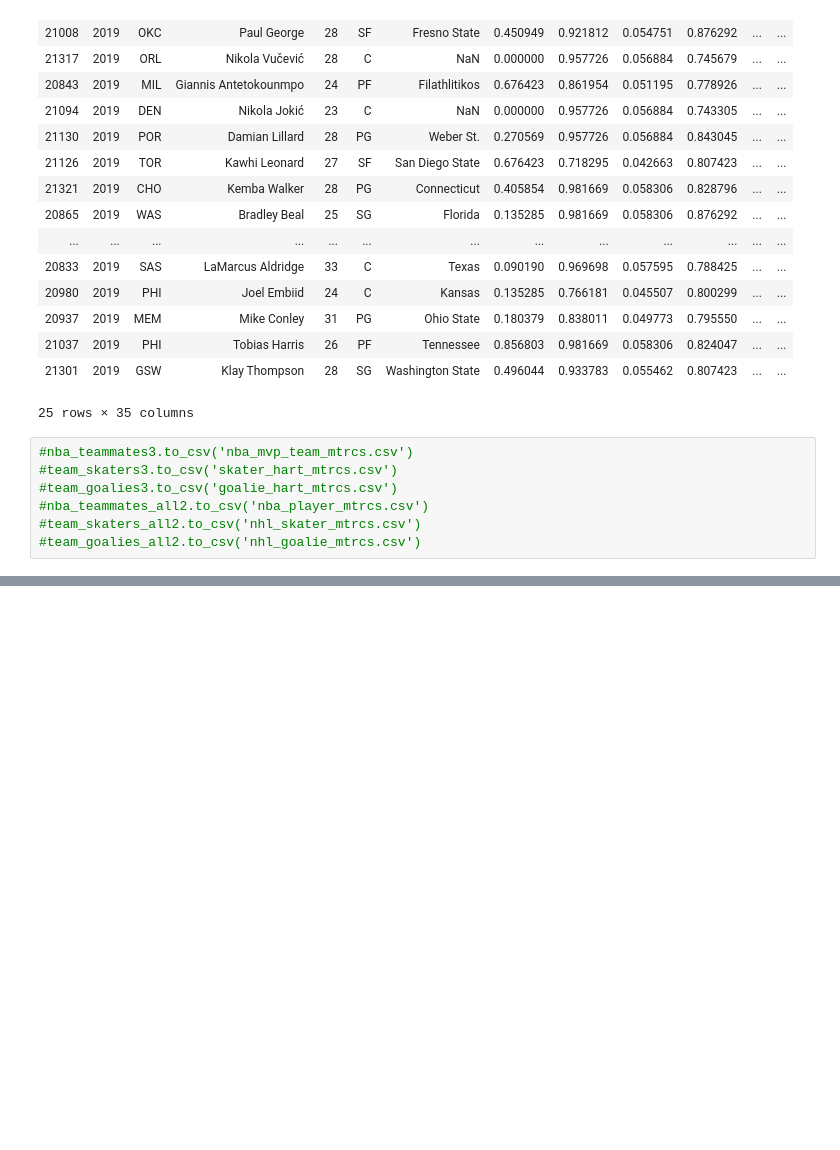
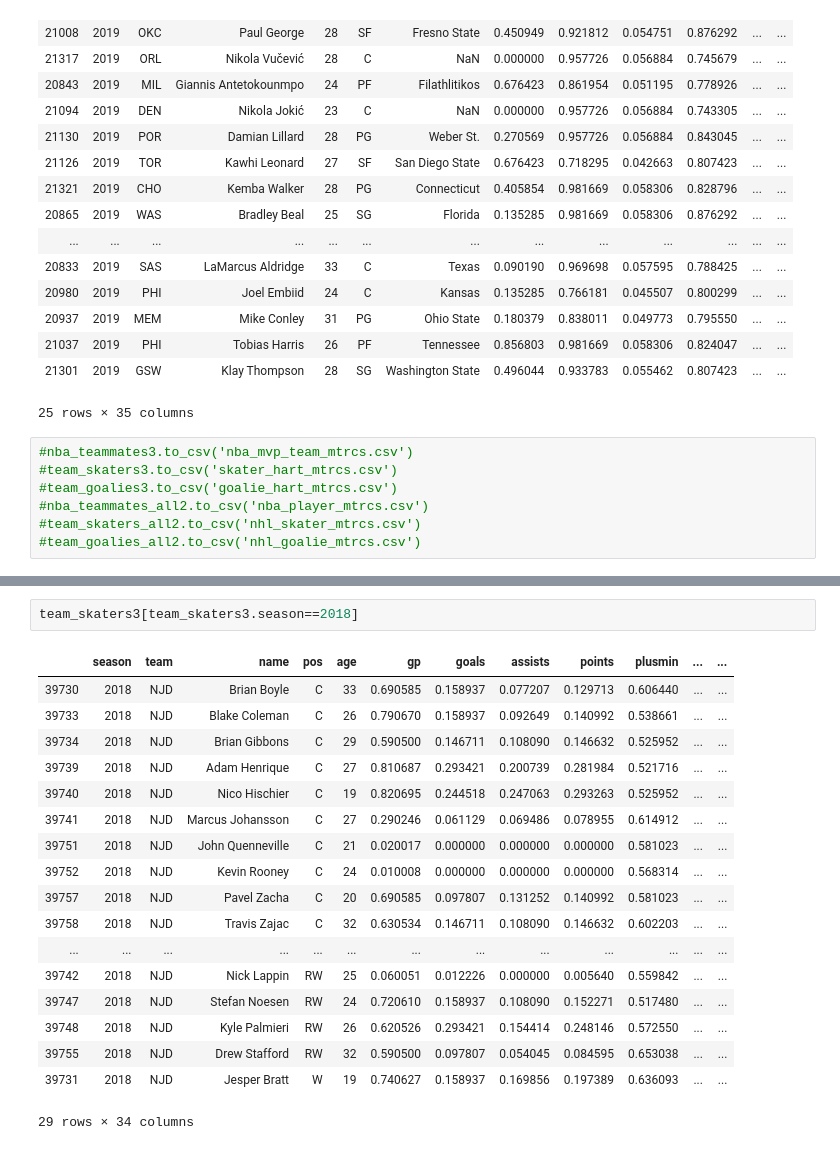
Before and after one commit to ArielJosephCohen/nhl_nba_teammate_effects, a Jupyter notebook: EDA.ipynb, the cells around one changed output, grey strips where cells are left out. Cells and saved outputs as stored; diff of their text form; blank space fills up the shorter version.

```diff
--- a/EDA.ipynb
+++ b/EDA.ipynb
@@ -1357,0 +1368,21 @@ nba_teammates_all2[nba_teammates_all2.Year==2019].sort_values(by='final_mtrc',as
+# %%
+team_skaters3[team_skaters3.season==2018]
+# %% [output]
+|  | season | team | name | pos | age | gp | goals | assists | points | plusmin | ... | ... |
+| 39730 | 2018 | NJD | Brian Boyle | C | 33 | 0.690585 | 0.158937 | 0.077207 | 0.129713 | 0.606440 | ... | ... |
+| 39733 | 2018 | NJD | Blake Coleman | C | 26 | 0.790670 | 0.158937 | 0.092649 | 0.140992 | 0.538661 | ... | ... |
+| 39734 | 2018 | NJD | Brian Gibbons | C | 29 | 0.590500 | 0.146711 | 0.108090 | 0.146632 | 0.525952 | ... | ... |
+| 39739 | 2018 | NJD | Adam Henrique | C | 27 | 0.810687 | 0.293421 | 0.200739 | 0.281984 | 0.521716 | ... | ... |
+| 39740 | 2018 | NJD | Nico Hischier | C | 19 | 0.820695 | 0.244518 | 0.247063 | 0.293263 | 0.525952 | ... | ... |
+| 39741 | 2018 | NJD | Marcus Johansson | C | 27 | 0.290246 | 0.061129 | 0.069486 | 0.078955 | 0.614912 | ... | ... |
+| 39751 | 2018 | NJD | John Quenneville | C | 21 | 0.020017 | 0.000000 | 0.000000 | 0.000000 | 0.581023 | ... | ... |
+| 39752 | 2018 | NJD | Kevin Rooney | C | 24 | 0.010008 | 0.000000 | 0.000000 | 0.000000 | 0.568314 | ... | ... |
+| 39757 | 2018 | NJD | Pavel Zacha | C | 20 | 0.690585 | 0.097807 | 0.131252 | 0.140992 | 0.581023 | ... | ... |
+| 39758 | 2018 | NJD | Travis Zajac | C | 32 | 0.630534 | 0.146711 | 0.108090 | 0.146632 | 0.602203 | ... | ... |
+| ... | ... | ... | ... | ... | ... | ... | ... | ... | ... | ... | ... | ... |
+| 39742 | 2018 | NJD | Nick Lappin | RW | 25 | 0.060051 | 0.012226 | 0.000000 | 0.005640 | 0.559842 | ... | ... |
+| 39747 | 2018 | NJD | Stefan Noesen | RW | 24 | 0.720610 | 0.158937 | 0.108090 | 0.152271 | 0.517480 | ... | ... |
+| 39748 | 2018 | NJD | Kyle Palmieri | RW | 26 | 0.620526 | 0.293421 | 0.154414 | 0.248146 | 0.572550 | ... | ... |
+| 39755 | 2018 | NJD | Drew Stafford | RW | 32 | 0.590500 | 0.097807 | 0.054045 | 0.084595 | 0.653038 | ... | ... |
+| 39731 | 2018 | NJD | Jesper Bratt | W | 19 | 0.740627 | 0.158937 | 0.169856 | 0.197389 | 0.636093 | ... | ... |
+29 rows × 34 columns
```
Also changed, not shown: parts of 1 cell of this notebook, 9 other files.
